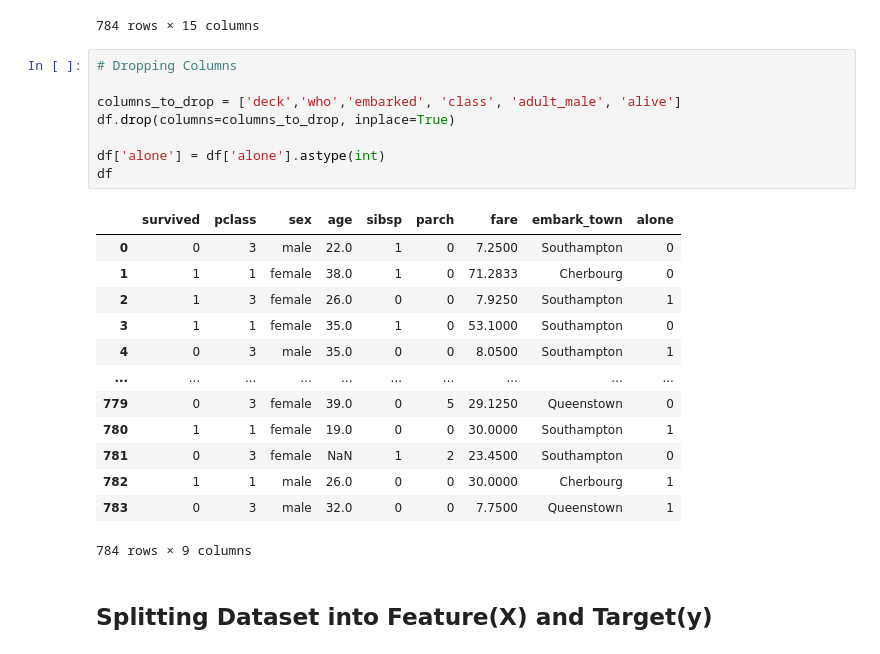
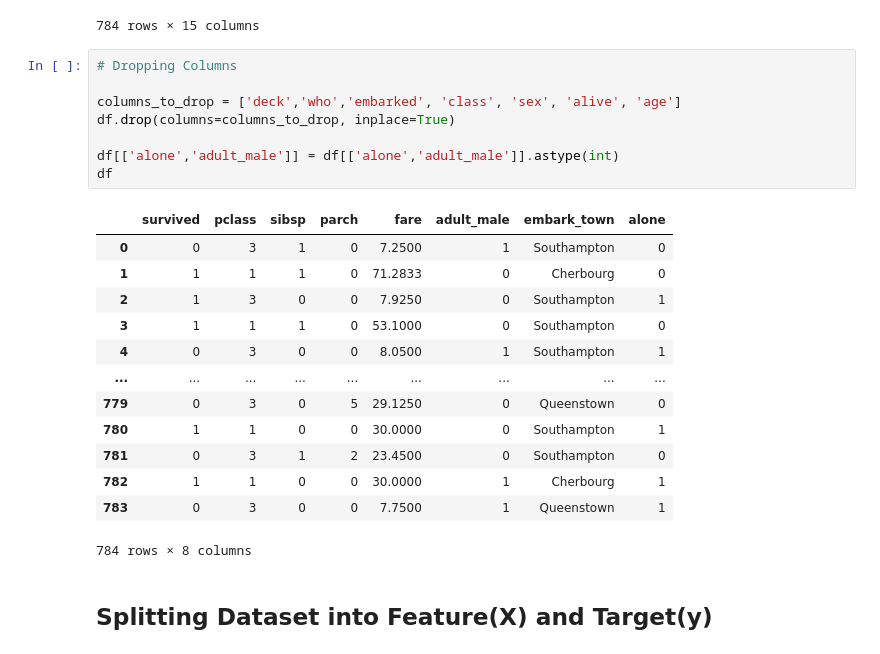
Before and after one commit to SyedAliMehdiBukhari/AI-ML-Learning-Journey, a Jupyter notebook: 04_Machine_Learning/Project_3_Titanic_Survival_Prediction/titanic_survival_prediction_model.ipynb, the cells around one changed output. Cells and saved outputs as stored; diff of their text form.

```diff
--- a/04_Machine_Learning/Project_3_Titanic_Survival_Prediction/titanic_survival_prediction_model.ipynb
+++ b/04_Machine_Learning/Project_3_Titanic_Survival_Prediction/titanic_survival_prediction_model.ipynb
@@ -306,25 +306,25 @@ df
 # %%
 # Dropping Columns
 
-columns_to_drop = ['deck','who','embarked', 'class', 'adult_male', 'alive']
+columns_to_drop = ['deck','who','embarked', 'class', 'sex', 'alive', 'age']
 df.drop(columns=columns_to_drop, inplace=True)
 
-df['alone'] = df['alone'].astype(int)
+df[['alone','adult_male']] = df[['alone','adult_male']].astype(int)
 df
 # %% [output]
-|  | survived | pclass | sex | age | sibsp | parch | fare | embark_town | alone |
-| 0 | 0 | 3 | male | 22.0 | 1 | 0 | 7.2500 | Southampton | 0 |
-| 1 | 1 | 1 | female | 38.0 | 1 | 0 | 71.2833 | Cherbourg | 0 |
-| 2 | 1 | 3 | female | 26.0 | 0 | 0 | 7.9250 | Southampton | 1 |
-| 3 | 1 | 1 | female | 35.0 | 1 | 0 | 53.1000 | Southampton | 0 |
-| 4 | 0 | 3 | male | 35.0 | 0 | 0 | 8.0500 | Southampton | 1 |
-| ... | ... | ... | ... | ... | ... | ... | ... | ... | ... |
-| 779 | 0 | 3 | female | 39.0 | 0 | 5 | 29.1250 | Queenstown | 0 |
-| 780 | 1 | 1 | female | 19.0 | 0 | 0 | 30.0000 | Southampton | 1 |
-| 781 | 0 | 3 | female | NaN | 1 | 2 | 23.4500 | Southampton | 0 |
-| 782 | 1 | 1 | male | 26.0 | 0 | 0 | 30.0000 | Cherbourg | 1 |
-| 783 | 0 | 3 | male | 32.0 | 0 | 0 | 7.7500 | Queenstown | 1 |
+|  | survived | pclass | sibsp | parch | fare | adult_male | embark_town | alone |
+| 0 | 0 | 3 | 1 | 0 | 7.2500 | 1 | Southampton | 0 |
+| 1 | 1 | 1 | 1 | 0 | 71.2833 | 0 | Cherbourg | 0 |
+| 2 | 1 | 3 | 0 | 0 | 7.9250 | 0 | Southampton | 1 |
+| 3 | 1 | 1 | 1 | 0 | 53.1000 | 0 | Southampton | 0 |
+| 4 | 0 | 3 | 0 | 0 | 8.0500 | 1 | Southampton | 1 |
+| ... | ... | ... | ... | ... | ... | ... | ... | ... |
+| 779 | 0 | 3 | 0 | 5 | 29.1250 | 0 | Queenstown | 0 |
+| 780 | 1 | 1 | 0 | 0 | 30.0000 | 0 | Southampton | 1 |
+| 781 | 0 | 3 | 1 | 2 | 23.4500 | 0 | Southampton | 0 |
+| 782 | 1 | 1 | 0 | 0 | 30.0000 | 1 | Cherbourg | 1 |
+| 783 | 0 | 3 | 0 | 0 | 7.7500 | 1 | Queenstown | 1 |
-784 rows × 9 columns
+784 rows × 8 columns
 # %% [markdown]
 ## Splitting Dataset into Feature(X) and Target(y)
 # %%
```
Also changed, not shown: parts of 10 cells of this notebook.
